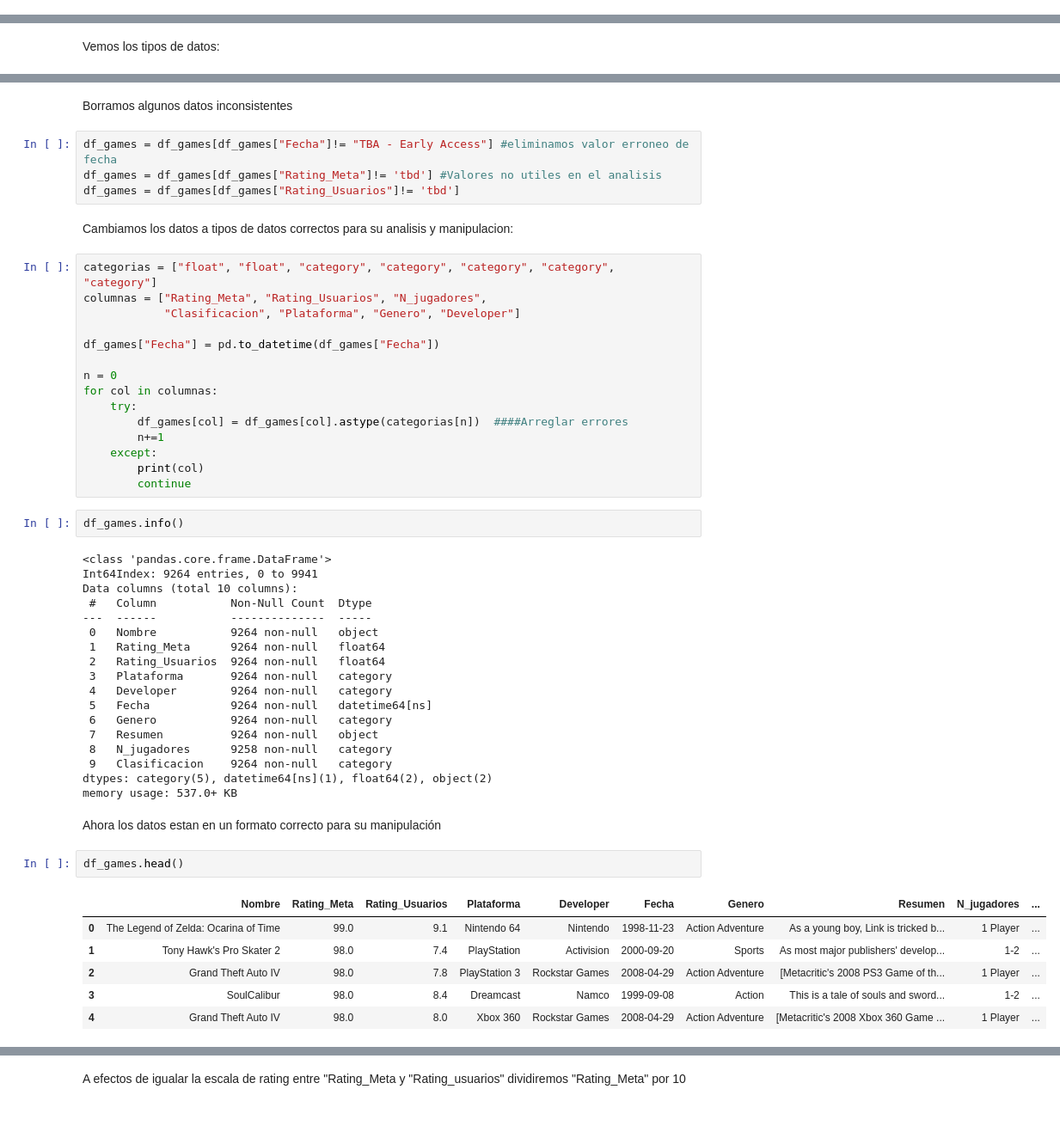
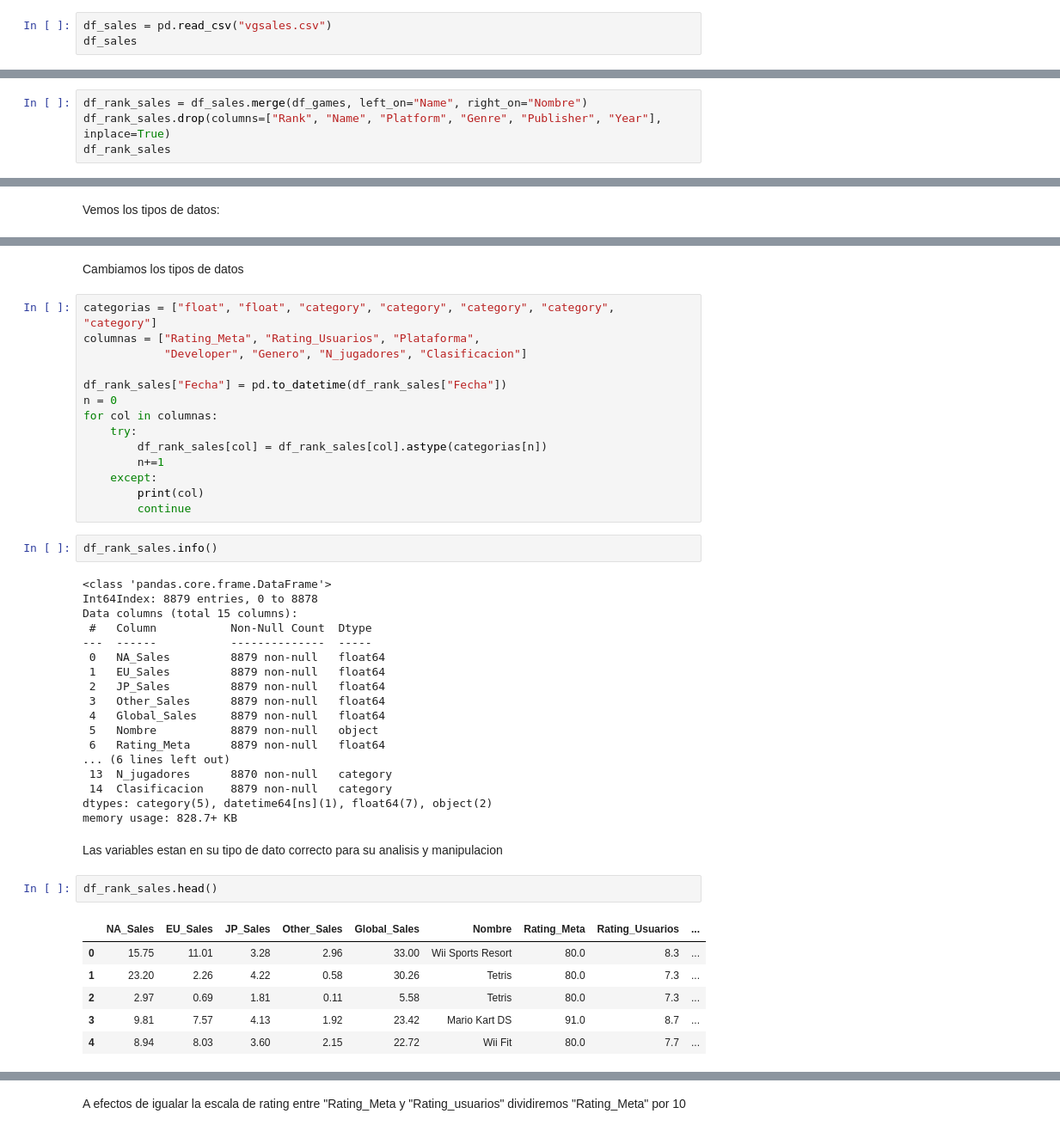
Before and after one commit to k-i-r-b-y/Proyecto-IMT2200-Crypto_world_fluctuation, a Jupyter notebook: proyecto_cd.ipynb, the cells around one changed output, grey strips where cells are left out. Shown at 86% size. Drawn from its saved outputs; the diff is of its cells as text.

```diff
--- a/proyecto_cd.ipynb
+++ b/proyecto_cd.ipynb
@@ -16,0 +32,3 @@ df_games.head()
+# %%
+df_sales = pd.read_csv("vgsales.csv")
+df_sales
@@ -16,0 +51,4 @@ df_games.head()
+# %%
+df_rank_sales = df_sales.merge(df_games, left_on="Name", right_on="Nombre")
+df_rank_sales.drop(columns=["Rank", "Name", "Platform", "Genre", "Publisher", "Year"], inplace=True)
+df_rank_sales
@@ -39,54 +91,47 @@ memory usage: 776.8+ KB
-# %% [markdown]
-Borramos algunos datos inconsistentes
-# %%
-df_games = df_games[df_games["Fecha"]!= "TBA - Early Access"] #eliminamos valor erroneo de fecha
-df_games = df_games[df_games["Rating_Meta"]!= 'tbd'] #Valores no utiles en el analisis
-df_games = df_games[df_games["Rating_Usuarios"]!= 'tbd']
 # %% [markdown]
-Cambiamos los datos a tipos de datos correctos para su analisis y manipulacion:
+Cambiamos los tipos de datos
 # %%
 categorias = ["float", "float", "category", "category", "category", "category", "category"]
-columnas = ["Rating_Meta", "Rating_Usuarios", "N_jugadores",
-            "Clasificacion", "Plataforma", "Genero", "Developer"]
+columnas = ["Rating_Meta", "Rating_Usuarios", "Plataforma",
+            "Developer", "Genero", "N_jugadores", "Clasificacion"]
 
-df_games["Fecha"] = pd.to_datetime(df_games["Fecha"])
-
+df_rank_sales["Fecha"] = pd.to_datetime(df_rank_sales["Fecha"])
 n = 0
 for col in columnas:
     try:
-        df_games[col] = df_games[col].astype(categorias[n])  ####Arreglar errores
+        df_rank_sales[col] = df_rank_sales[col].astype(categorias[n])
         n+=1
     except:
         print(col)
         continue
 # %%
-df_games.info()
+df_rank_sales.info()
 # %% [output]
 <class 'pandas.core.frame.DataFrame'>
-Int64Index: 9264 entries, 0 to 9941
-Data columns (total 10 columns):
+Int64Index: 8879 entries, 0 to 8878
+Data columns (total 15 columns):
  #   Column           Non-Null Count  Dtype
 ---  ------           --------------  -----
- 0   Nombre           9264 non-null   object
- 1   Rating_Meta      9264 non-null   float64
- 2   Rating_Usuarios  9264 non-null   float64
- 3   Plataforma       9264 non-null   category
- 4   Developer        9264 non-null   category
- 5   Fecha            9264 non-null   datetime64[ns]
- 6   Genero           9264 non-null   category
- 7   Resumen          9264 non-null   object
- 8   N_jugadores      9258 non-null   category
- 9   Clasificacion    9264 non-null   category
-dtypes: category(5), datetime64[ns](1), float64(2), object(2)
-memory usage: 537.0+ KB
+ 0   NA_Sales         8879 non-null   float64
+ 1   EU_Sales         8879 non-null   float64
+ 2   JP_Sales         8879 non-null   float64
+ 3   Other_Sales      8879 non-null   float64
+ 4   Global_Sales     8879 non-null   float64
+ 5   Nombre           8879 non-null   object
+ 6   Rating_Meta      8879 non-null   float64
+... (6 lines left out)
+ 13  N_jugadores      8870 non-null   category
+ 14  Clasificacion    8879 non-null   category
+dtypes: category(5), datetime64[ns](1), float64(7), object(2)
+memory usage: 828.7+ KB
-# %% [markdown]
-Ahora los datos estan en un formato correcto para su manipulación
+# %% [markdown]
+Las variables estan en su tipo de dato correcto para su analisis y manipulacion
 # %%
-df_games.head()
+df_rank_sales.head()
 # %% [output]
-|  | Nombre | Rating_Meta | Rating_Usuarios | Plataforma | Developer | Fecha | Genero | Resumen | N_jugadores | ... |
-| 0 | The Legend of Zelda: Ocarina of Time | 99.0 | 9.1 | Nintendo 64 | Nintendo | 1998-11-23 | Action Adventure | As a young boy, Link is tricked b... | 1 Player | ... |
-| 1 | Tony Hawk's Pro Skater 2 | 98.0 | 7.4 | PlayStation | Activision | 2000-09-20 | Sports | As most major publishers' develop... | 1-2 | ... |
-| 2 | Grand Theft Auto IV | 98.0 | 7.8 | PlayStation 3 | Rockstar Games | 2008-04-29 | Action Adventure | [Metacritic's 2008 PS3 Game of th... | 1 Player | ... |
-| 3 | SoulCalibur | 98.0 | 8.4 | Dreamcast | Namco | 1999-09-08 | Action | This is a tale of souls and sword... | 1-2 | ... |
-| 4 | Grand Theft Auto IV | 98.0 | 8.0 | Xbox 360 | Rockstar Games | 2008-04-29 | Action Adventure | [Metacritic's 2008 Xbox 360 Game ... | 1 Player | ... |
+|  | NA_Sales | EU_Sales | JP_Sales | Other_Sales | Global_Sales | Nombre | Rating_Meta | Rating_Usuarios | ... |
+| 0 | 15.75 | 11.01 | 3.28 | 2.96 | 33.00 | Wii Sports Resort | 80.0 | 8.3 | ... |
+| 1 | 23.20 | 2.26 | 4.22 | 0.58 | 30.26 | Tetris | 80.0 | 7.3 | ... |
+| 2 | 2.97 | 0.69 | 1.81 | 0.11 | 5.58 | Tetris | 80.0 | 7.3 | ... |
+| 3 | 9.81 | 7.57 | 4.13 | 1.92 | 23.42 | Mario Kart DS | 91.0 | 8.7 | ... |
+| 4 | 8.94 | 8.03 | 3.60 | 2.15 | 22.72 | Wii Fit | 80.0 | 7.7 | ... |
```
Also changed, not shown: parts of 12 cells of this notebook, 1 other file.
